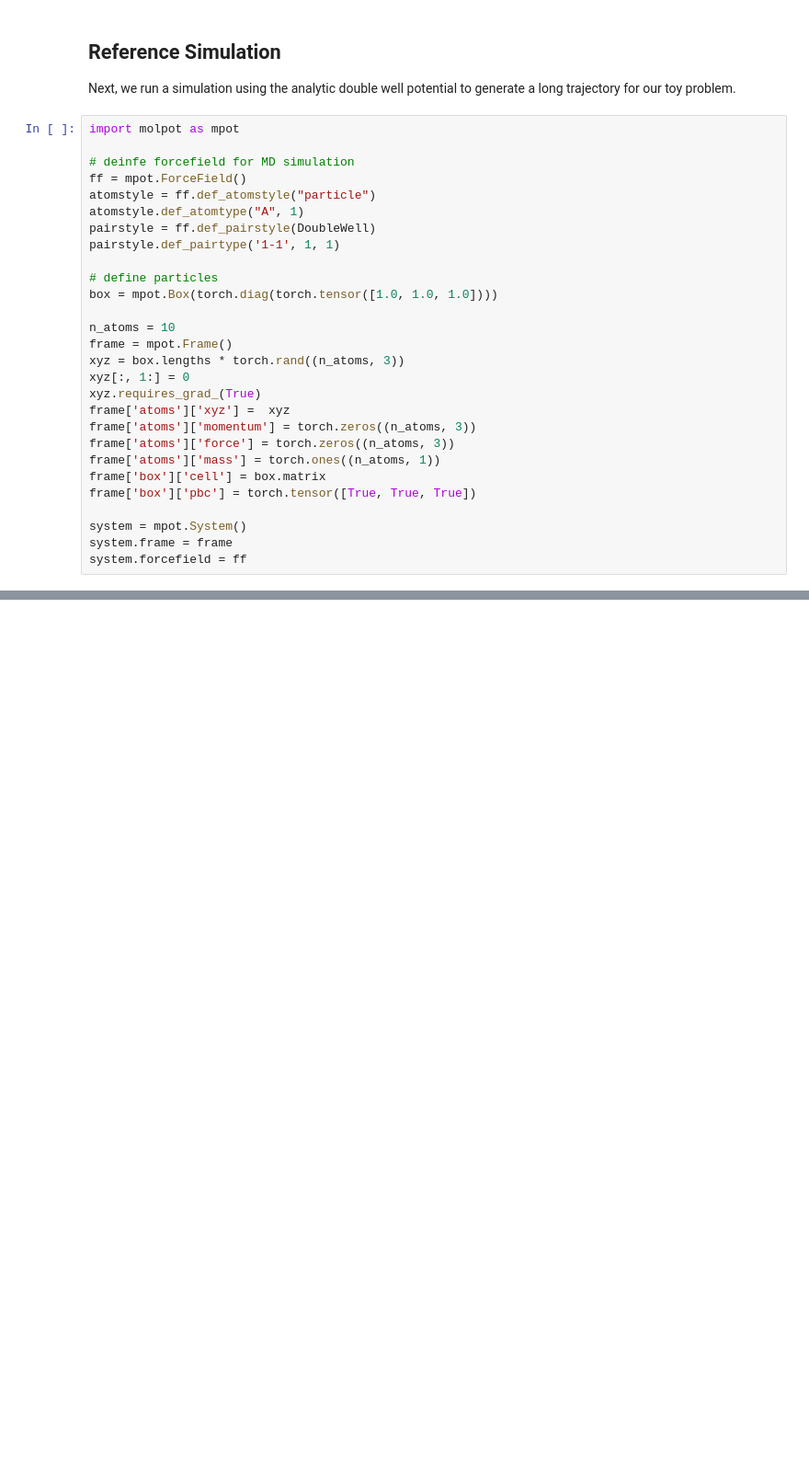
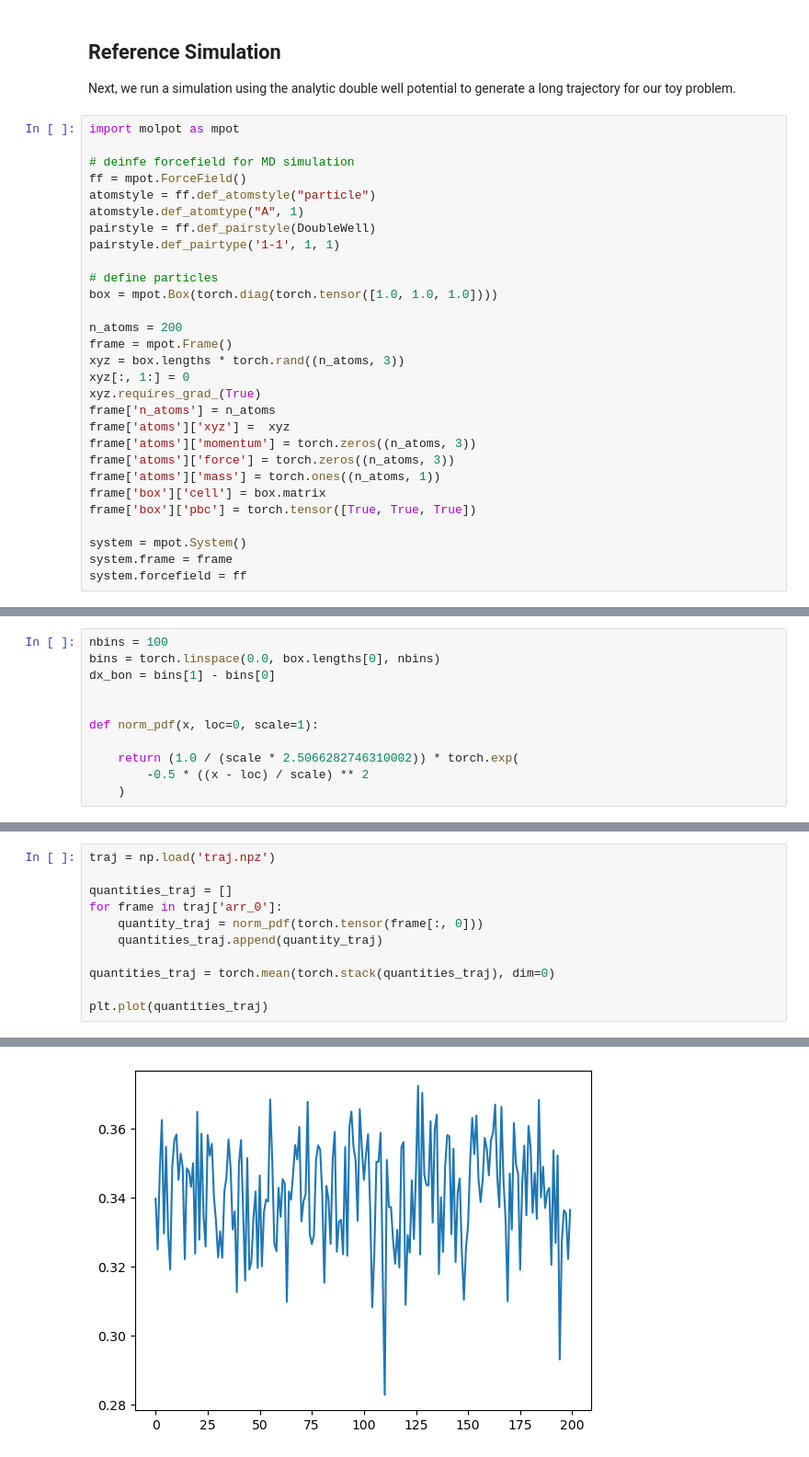
Before and after one commit to MolCrafts/molpot, a Jupyter notebook: examples/reweighting.ipynb, the cells around one changed output, grey strips where cells are left out. Shown: that part at 92% size. Cells and saved outputs as stored; diff of their text form; blank space fills up the shorter version.

```diff
--- a/examples/reweighting.ipynb
+++ b/examples/reweighting.ipynb
@@ -197,11 +197,12 @@ pairstyle.def_pairtype('1-1', 1, 1)
 # define particles
 box = mpot.Box(torch.diag(torch.tensor([1.0, 1.0, 1.0])))
 
-n_atoms = 10
+n_atoms = 200
 frame = mpot.Frame()
 xyz = box.lengths * torch.rand((n_atoms, 3))
 xyz[:, 1:] = 0
 xyz.requires_grad_(True)
+frame['n_atoms'] = n_atoms
 frame['atoms']['xyz'] =  xyz
 frame['atoms']['momentum'] = torch.zeros((n_atoms, 3))
 frame['atoms']['force'] = torch.zeros((n_atoms, 3))
@@ -228,0 +244,11 @@ RuntimeError: element 0 of tensors does not require grad and does not have a gra
+# %%
+nbins = 100
+bins = torch.linspace(0.0, box.lengths[0], nbins)
+dx_bon = bins[1] - bins[0]
+
+
+def norm_pdf(x, loc=0, scale=1):
+
+    return (1.0 / (scale * 2.5066282746310002)) * torch.exp(
+        -0.5 * ((x - loc) / scale) ** 2
+    )
@@ -228,0 +257,12 @@ RuntimeError: element 0 of tensors does not require grad and does not have a gra
+# %%
+traj = np.load('traj.npz')
+
+quantities_traj = []
+for frame in traj['arr_0']:
+    quantity_traj = norm_pdf(torch.tensor(frame[:, 0]))
+    quantities_traj.append(quantity_traj)
+
+quantities_traj = torch.mean(torch.stack(quantities_traj), dim=0)
+
+plt.plot(quantities_traj)
+# %% [output]
@@ -228,0 +270 @@ RuntimeError: element 0 of tensors does not require grad and does not have a gra
+[figure, added]
```
Also changed, not shown: parts of 6 cells of this notebook, 8 other files.
